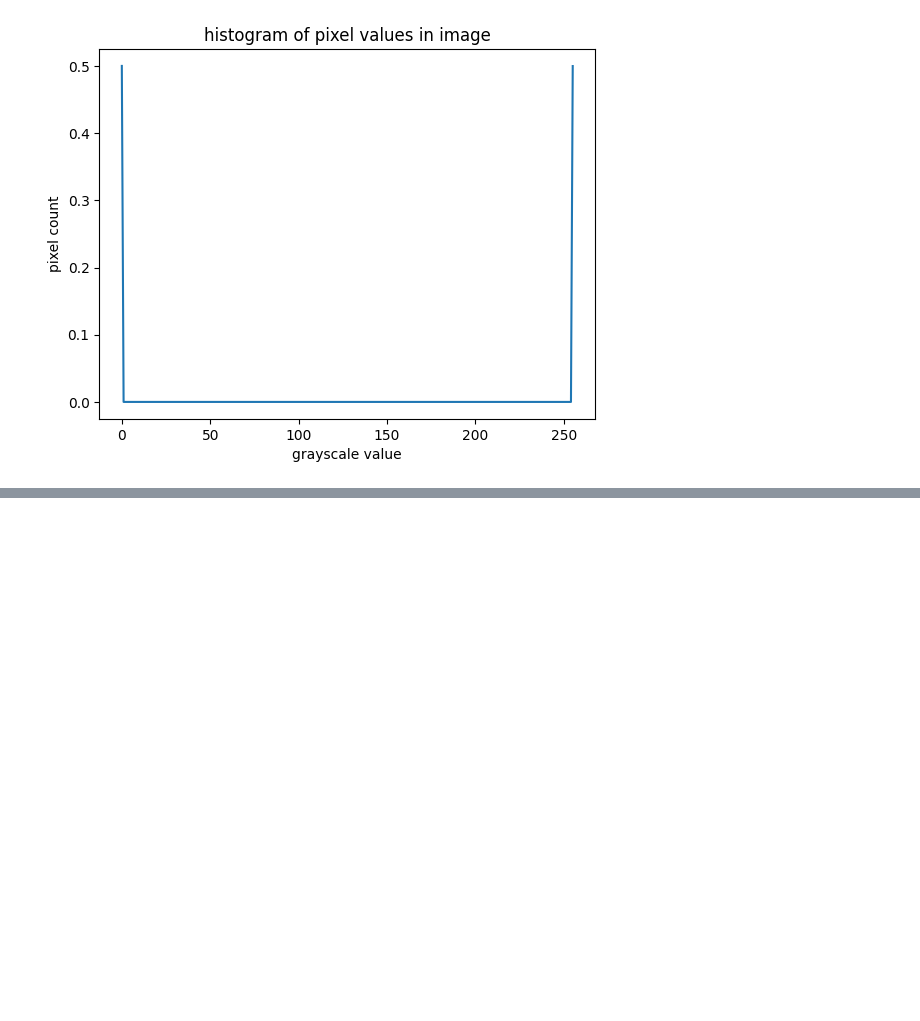
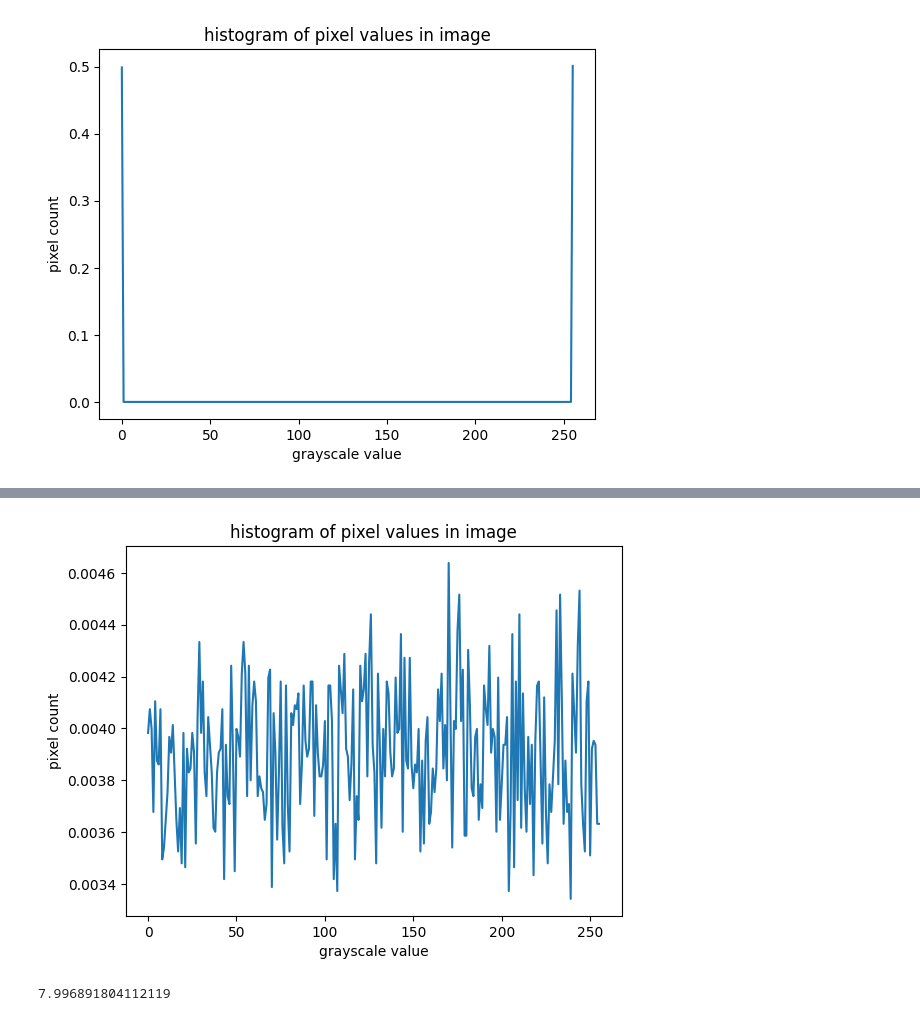
Before and after one commit to AdamDuffyCastaldo/CNNAutoencoderProject, a Jupyter notebook: notebooks/phase1_compression_fundamentals/1.1_information_theory/1.1.2_entropy_of_real_data.ipynb, the cells around one changed output, grey strips where cells are left out. Cells and saved outputs as stored; diff of their text form; code cells hidden in the pictures; blank space fills up the shorter version.

```diff
--- a/notebooks/phase1_compression_fundamentals/1.1_information_theory/1.1.2_entropy_of_real_data.ipynb
+++ b/notebooks/phase1_compression_fundamentals/1.1_information_theory/1.1.2_entropy_of_real_data.ipynb
@@ -111,0 +115,8 @@ print(calculateimgentropy(truenoisehist))
+# %%
+fullhist = createnormalisedhistogram(full_noise)
+# %% [output]
+[figure, added]
+# %%
+print(entropy(fullhist))
+# %% [output]
+7.996891804112119
```
Also changed, not shown: parts of 7 cells of this notebook, 3 other files.
